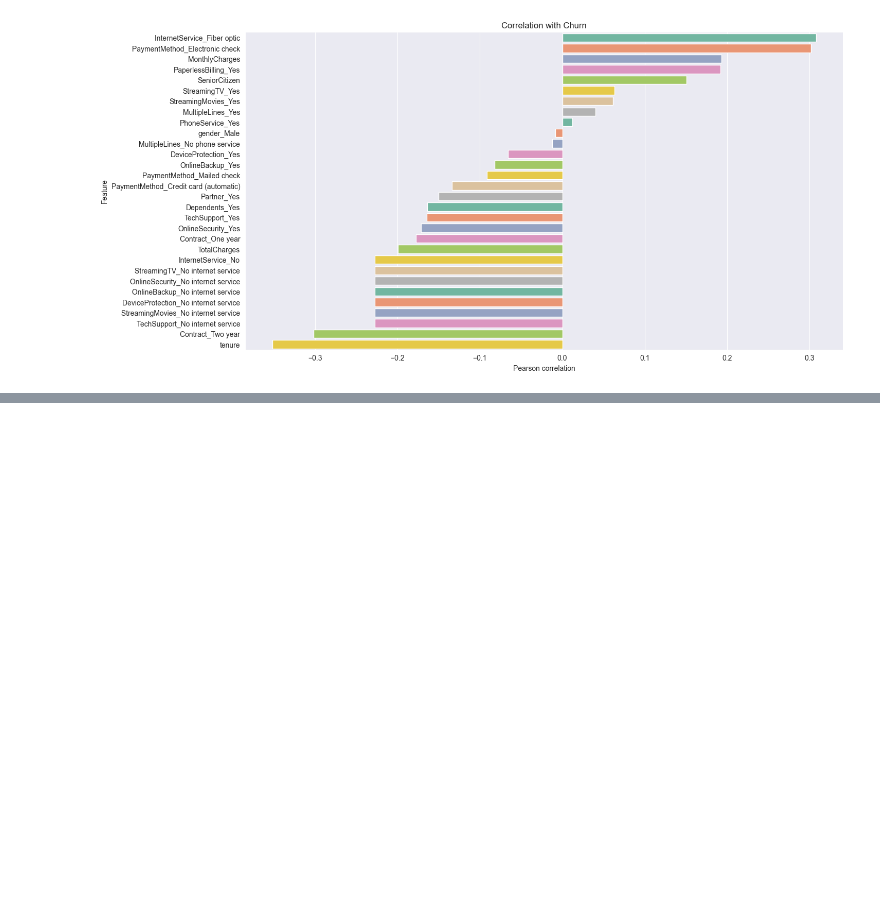
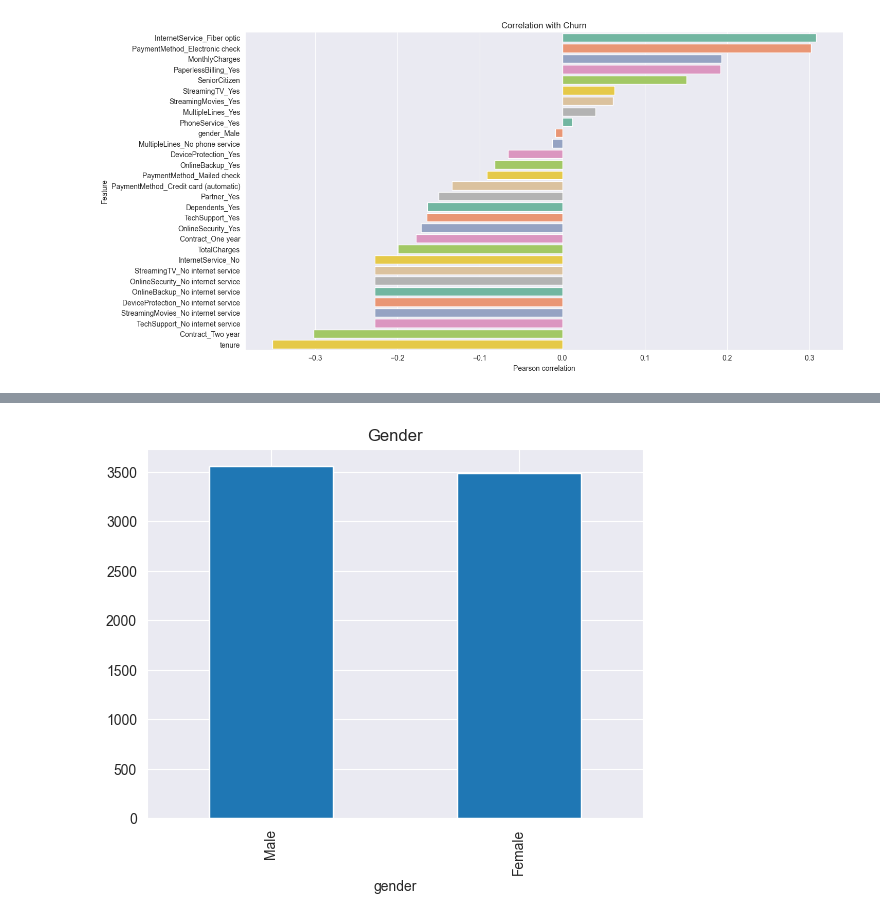
Before and after one commit to TouKhen/bloc-3, a Jupyter notebook: notebook/data-explo.ipynb, the cells around one changed output, grey strips where cells are left out. Drawn from its saved outputs; the diff is of its cells as text; code cells hidden in the pictures; blank space fills up the shorter version.

```diff
--- a/notebook/data-explo.ipynb
+++ b/notebook/data-explo.ipynb
@@ -171,0 +196,4 @@ sns.despine()
+# %%
+ax = df['gender'].value_counts().plot(kind='bar', title='Gender')
+# %% [output]
+[figure, added]
```
Also changed, not shown: parts of 16 cells of this notebook.
